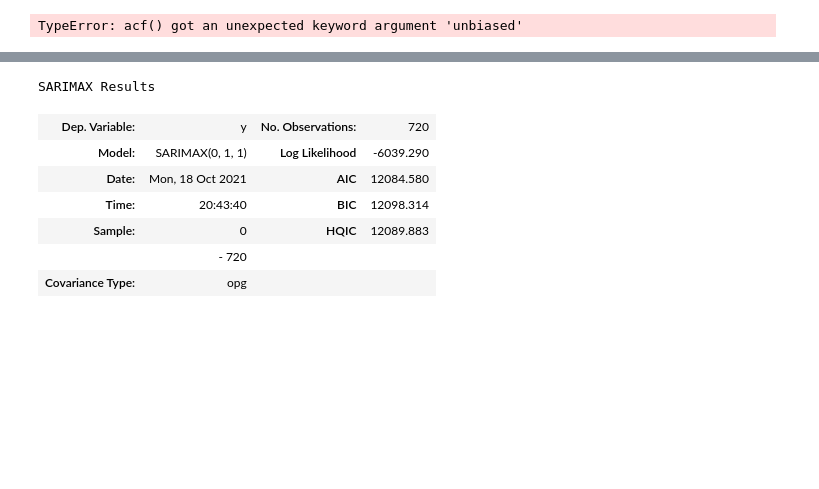
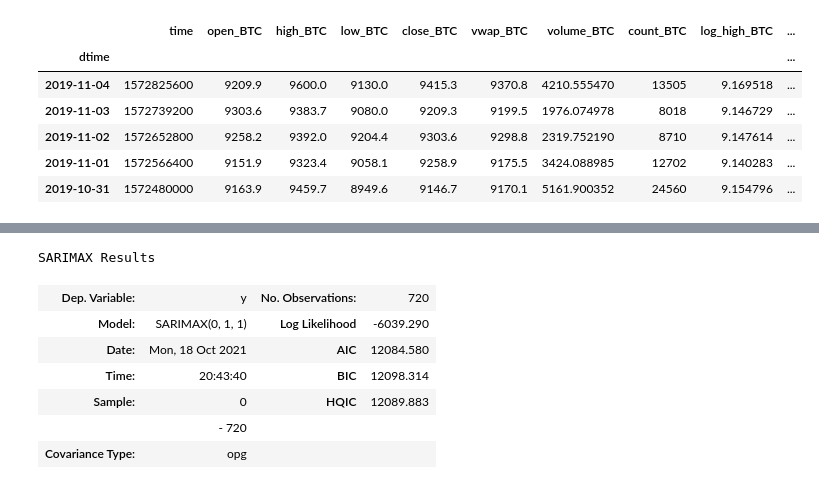
Before and after one commit to hank-butler/hf, a Jupyter notebook: btc_forecast_20211018.ipynb, the cells around one changed output, grey strips where cells are left out. Cells and saved outputs as stored; diff of their text form; code cells hidden in the pictures; blank space fills up the shorter version.

```diff
--- a/btc_forecast_20211018.ipynb
+++ b/btc_forecast_20211018.ipynb
@@ -24,9 +20,13 @@ Pulled _BTC at 2021-10-18 20:41:24.028601
 | 2021-10-17 | 1634428800 | 60868.5 | 61674.3 | 58900.2 | 61526.5 | 60535.8 | 2142.264440 | 28374 | 11.029623 | ... |
 | 2021-10-16 | 1634342400 | 61669.8 | 62400.0 | 60162.0 | 60873.4 | 61210.1 | 1963.728064 | 24961 | 11.041321 | ... |
 | 2021-10-15 | 1634256000 | 57357.1 | 62887.5 | 56888.5 | 61656.2 | 60314.9 | 5171.657687 | 53746 | 11.049103 | ... |
-# %%
-import pmdarima as pm
-
-pm.acf(btc)
-# %% [output]
-TypeError: acf() got an unexpected keyword argument 'unbiased'
+# %%
+btc.tail()
+# %% [output]
+|  | time | open_BTC | high_BTC | low_BTC | close_BTC | vwap_BTC | volume_BTC | count_BTC | log_high_BTC | ... |
+| dtime |  |  |  |  |  |  |  |  |  | ... |
+| 2019-11-04 | 1572825600 | 9209.9 | 9600.0 | 9130.0 | 9415.3 | 9370.8 | 4210.555470 | 13505 | 9.169518 | ... |
+| 2019-11-03 | 1572739200 | 9303.6 | 9383.7 | 9080.0 | 9209.3 | 9199.5 | 1976.074978 | 8018 | 9.146729 | ... |
+| 2019-11-02 | 1572652800 | 9258.2 | 9392.0 | 9204.4 | 9303.6 | 9298.8 | 2319.752190 | 8710 | 9.147614 | ... |
+| 2019-11-01 | 1572566400 | 9151.9 | 9323.4 | 9058.1 | 9258.9 | 9175.5 | 3424.088985 | 12702 | 9.140283 | ... |
+| 2019-10-31 | 1572480000 | 9163.9 | 9459.7 | 8949.6 | 9146.7 | 9170.1 | 5161.900352 | 24560 | 9.154796 | ... |
```
Also changed, not shown: parts of 7 cells of this notebook.
